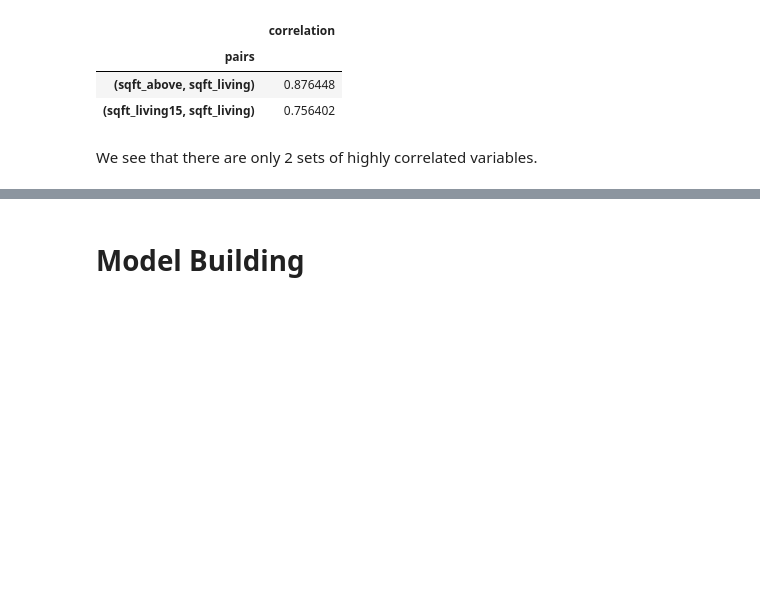
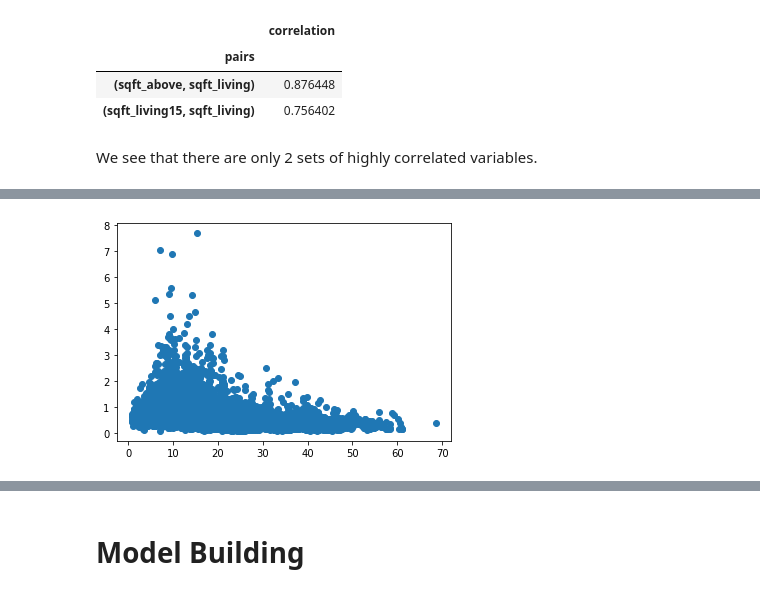
Before and after one commit to UpGoerFive/King-County-Project, a Jupyter notebook: Abass.ipynb, the cells around one changed output, grey strips where cells are left out. Saved outputs shown, nothing was run; the diff lists cells and outputs as text; code cells hidden in the pictures; blank space fills up the shorter version.

```diff
--- a/Abass.ipynb
+++ b/Abass.ipynb
@@ -279,0 +321,4 @@ We see that there are only 2 sets of highly correlated variables.
+# %%
+plt.scatter(continuous_X['Redmond_dist_km'], y);
+# %% [output]
+[figure, added]
```
Also changed, not shown: parts of 38 cells of this notebook.
